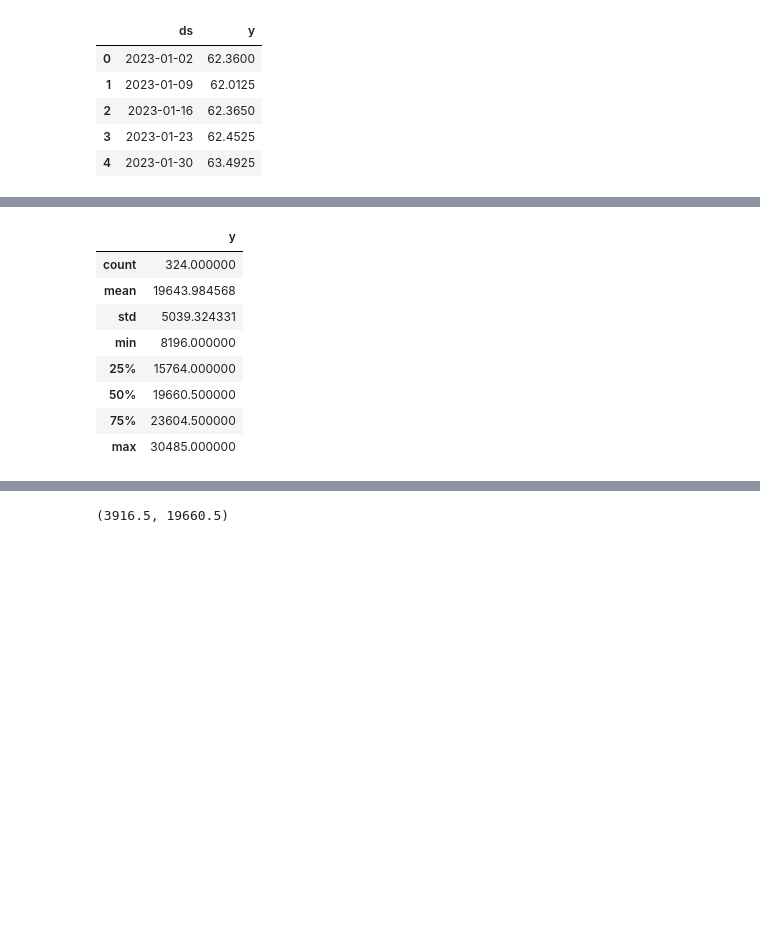
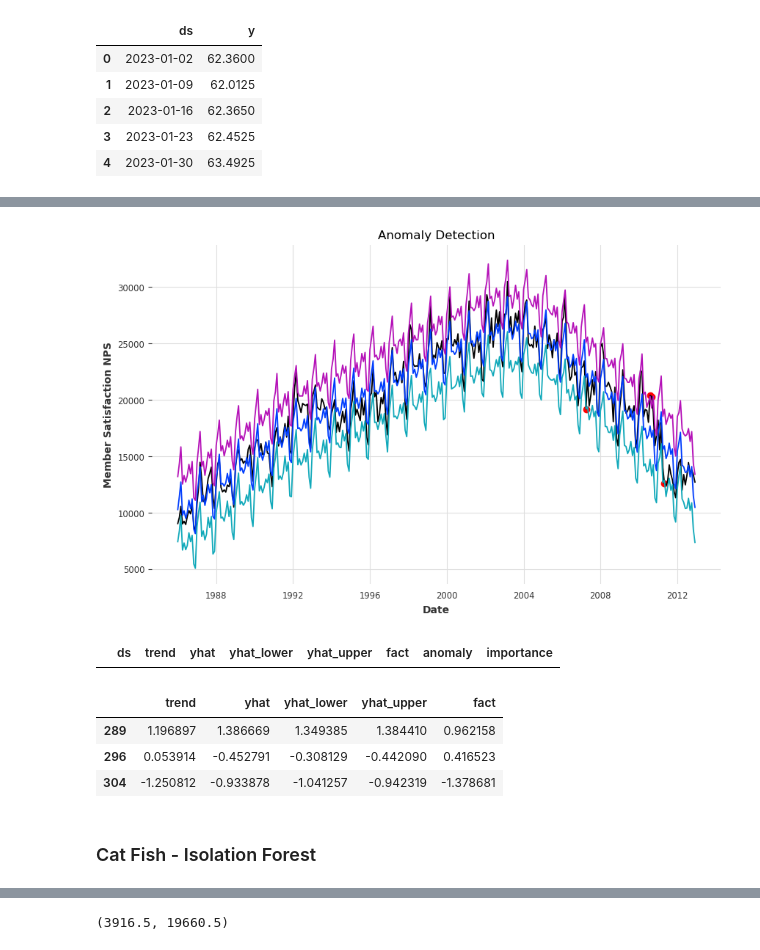
Before and after one commit to aswinselva04/researchnotebooks, a Jupyter notebook: AnomalyD.ipynb, the cells around one changed output, grey strips where cells are left out. Cells and saved outputs as stored; diff of their text form; code cells hidden in the pictures; blank space fills up the shorter version.

```diff
--- a/AnomalyD.ipynb
+++ b/AnomalyD.ipynb
@@ -601,9 +637,9 @@ pd.plotting.register_matplotlib_converters()  # needed to plot timestamps
 # pred.plot(x='ds', y=['fact', 'yhat', 'yhat_upper', 'yhat_lower'])
 fig, ax = plt.subplots(figsize=(10, 6))
 plt.plot(pred['ds'], pred['fact'])
-# plt.plot(pred['ds'], pred['yhat'])
-# plt.plot(pred['ds'], pred['yhat_upper'])
-# plt.plot(pred['ds'], pred['yhat_lower'])
+plt.plot(pred['ds'], pred['yhat'])
+plt.plot(pred['ds'], pred['yhat_upper'])
+plt.plot(pred['ds'], pred['yhat_lower'])
 plt.scatter(anomaly_data['ds'], anomaly_data['fact'], color='red', label='Actual', marker='o', )
 plt.title('Anomaly Detection')
 plt.xlabel('Date')
@@ -618,15 +649,20 @@ plt.show()
+[figure, added]
-# %%
-cat_fish.describe()
-# %% [output]
-|  | y |
-| count | 324.000000 |
-| mean | 19643.984568 |
-| std | 5039.324331 |
-| min | 8196.000000 |
-| 25% | 15764.000000 |
-| 50% | 19660.500000 |
-| 75% | 23604.500000 |
-| max | 30485.000000 |
+# %%
+anomaly_data
+# %% [output]
+|  | ds | trend | yhat | yhat_lower | yhat_upper | fact | anomaly | importance |
+# %%
+from sklearn.preprocessing import StandardScaler
+scaled_features = StandardScaler().fit_transform(anomaly_data[['trend', 'yhat', 'yhat_lower','yhat_upper', 'fact']].values)
+scaled_features_df = pd.DataFrame(scaled_features, index=anomaly_data.index, columns=['trend', 'yhat', 'yhat_lower','yhat_upper', 'fact'])
+scaled_features_df
+# %% [output]
+|  | trend | yhat | yhat_lower | yhat_upper | fact |
+| 289 | 1.196897 | 1.386669 | 1.349385 | 1.384410 | 0.962158 |
+| 296 | 0.053914 | -0.452791 | -0.308129 | -0.442090 | 0.416523 |
+| 304 | -1.250812 | -0.933878 | -1.041257 | -0.942319 | -1.378681 |
+# %% [markdown]
+### Cat Fish - Isolation Forest
 # %%
 cat_fish = pd.read_csv('catfish.csv')
 cat_fish = cat_fish.rename(columns={"Date": "ds", "Total":"y"})
```
Also changed, not shown: parts of 65 cells of this notebook, 5 other files.
